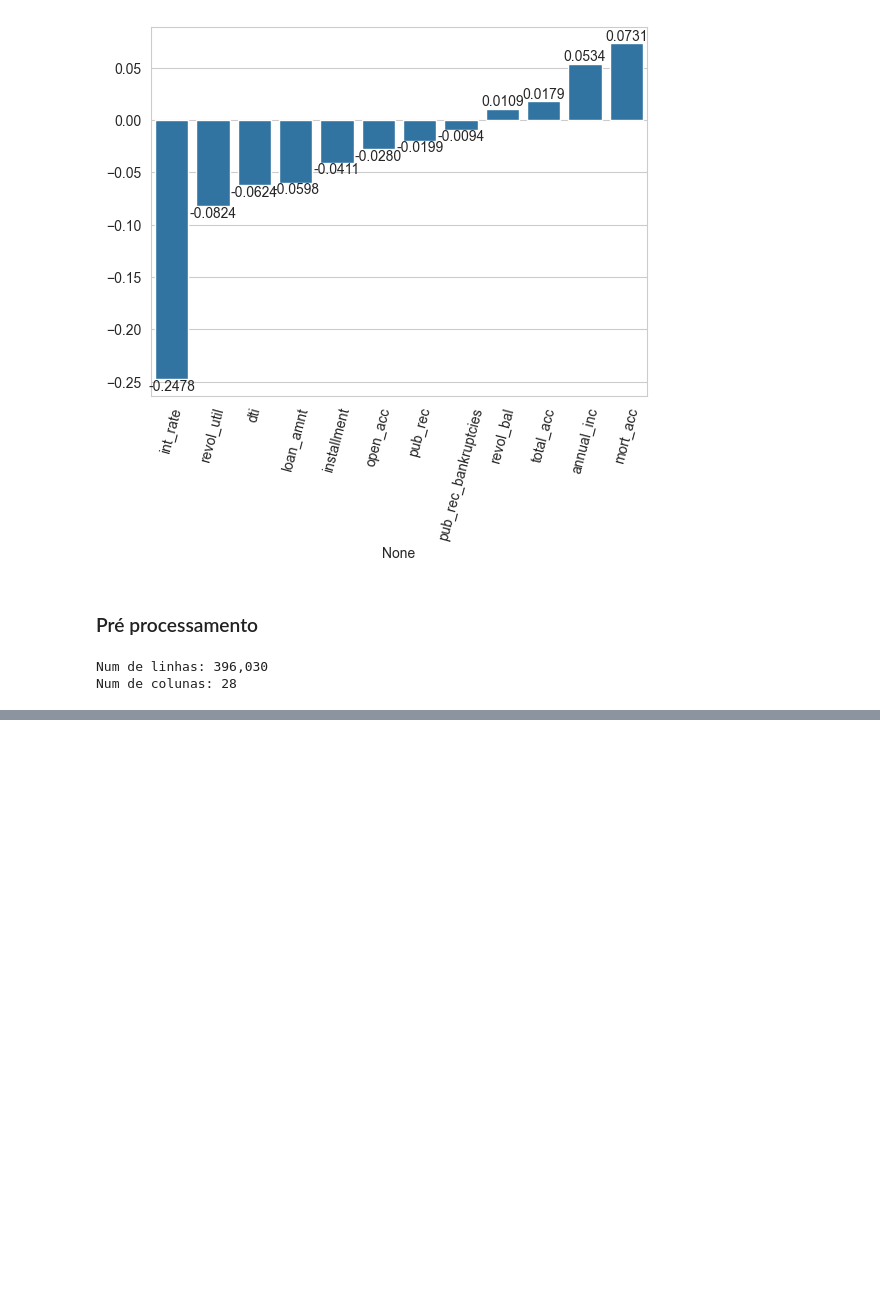
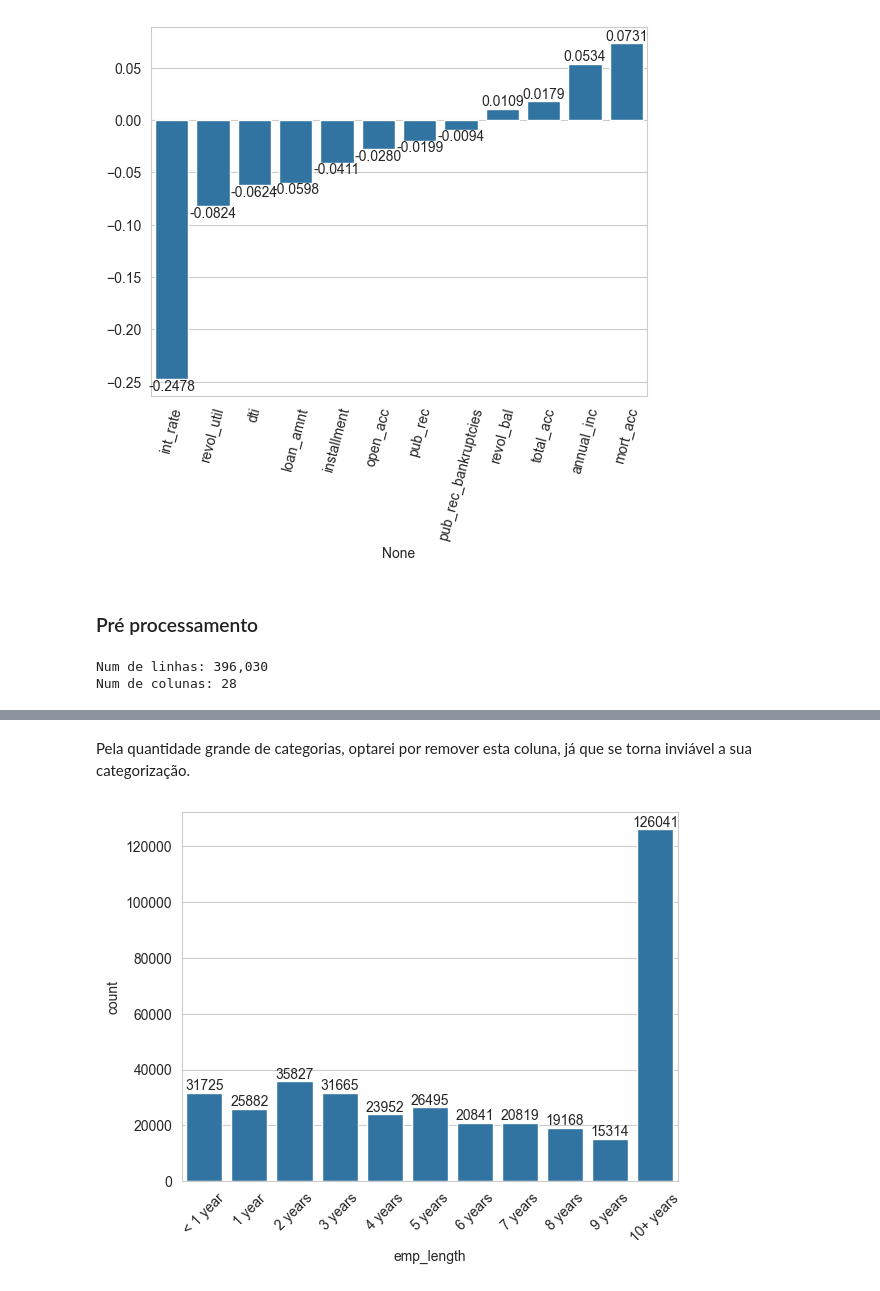
Before and after one commit to fernandohitmas/Python-for-Machine-Learning-Jose-Portilla-, a Jupyter notebook: TensorFlow e Keras/TF_keras_exercicio.ipynb, the cells around one changed output, grey strips where cells are left out. Saved outputs shown, nothing was run; the diff lists cells and outputs as text; code cells hidden in the pictures; blank space fills up the shorter version.

```diff
--- a/TensorFlow e Keras/TF_keras_exercicio.ipynb
+++ b/TensorFlow e Keras/TF_keras_exercicio.ipynb
@@ -232,0 +283,18 @@ Num de colunas: 28
+# %% [markdown]
+Pela quantidade grande de categorias, optarei por remover esta coluna, já que se torna inviável a sua categorização.
+# %%
+df = df.drop('emp_title', axis=1)
+# %%
+empt_length_order = ['< 1 year', '1 year', '2 years', '3 years', '4 years',
+                     '5 years', '6 years', '7 years', '8 years','9 years', '10+ years' ]
+# %%
+df['emp_length'] = df['emp_length'].astype('category')
+df['emp_length'] = df['emp_length'].cat.set_categories(empt_length_order)
+# %%
+p = sns.countplot(df.sort_values('emp_length'), x='emp_length')
+
+p.bar_label(p.containers[0], fontsize=10)
+p.set_xticklabels(labels = empt_length_order,rotation=45)
+plt.show()
+# %% [output]
+[figure, added]
```
Also changed, not shown: parts of 110 cells of this notebook.
